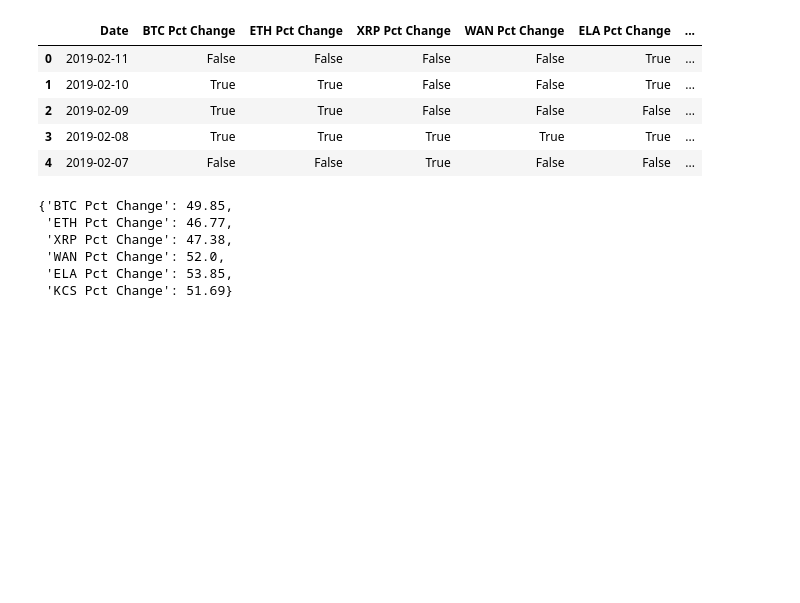
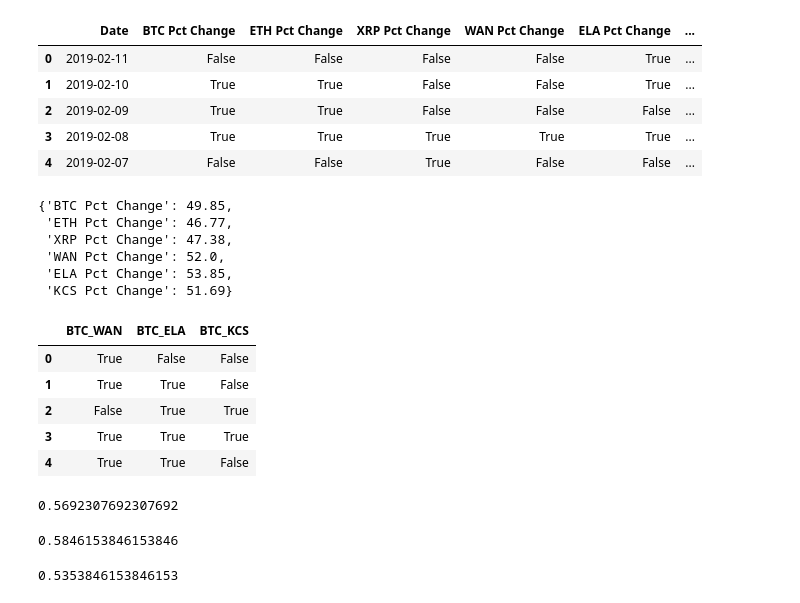
Before and after one commit to kevzha/CryptoAnalysis, a Jupyter notebook: Pct_change_df.ipynb, the cells around one changed output. Saved outputs shown, nothing was run; the diff lists cells and outputs as text; code cells hidden in the pictures; blank space fills up the shorter version.

```diff
--- a/Pct_change_df.ipynb
+++ b/Pct_change_df.ipynb
@@ -116,3 +159,54 @@ tot_pos
 # %%
 pct_change.to_csv('Pct_change_t3_b3.csv')
 pct_change_tf.to_csv('Pct_change_True_False.csv')
+# %%
+#BTC WAN
+BTC_WAN= []
+for i in list(range(0, len(pct_change_tf['BTC Pct Change']))):
+    if pct_change_tf['BTC Pct Change'][i] == pct_change_tf['WAN Pct Change'][i]:
+        BTC_WAN.append(True)
+    else:
+        BTC_WAN.append(False)
+
+BTC_ELA= []
+for i in list(range(0, len(pct_change_tf['BTC Pct Change']))):
+    if pct_change_tf['BTC Pct Change'][i] == pct_change_tf['ELA Pct Change'][i]:
+        BTC_ELA.append(True)
+    else:
+        BTC_ELA.append(False)
+
+BTC_KCS= []
+for i in list(range(0, len(pct_change_tf['BTC Pct Change']))):
+    if pct_change_tf['BTC Pct Change'][i] == pct_change_tf['KCS Pct Change'][i]:
+        BTC_KCS.append(True)
+    else:
+        BTC_KCS.append(False)
+# %%
+comp_pct=[]
+comp_col = ['BTC_WAN', 'BTC_ELA', 'BTC_KCS']
+comp_pct.append(BTC_WAN)
+comp_pct.append(BTC_ELA)
+comp_pct.append(BTC_KCS)
+# %%
+comp_pct_change = pd.DataFrame(np.array(comp_pct).reshape(325,3), columns = comp_col)
+# %%
+comp_pct_change.head()
+# %% [output]
+|  | BTC_WAN | BTC_ELA | BTC_KCS |
+| 0 | True | False | False |
+| 1 | True | True | False |
+| 2 | False | True | True |
+| 3 | True | True | True |
+| 4 | True | True | False |
+# %%
+(sum(comp_pct_change['BTC_WAN']))/325
+# %% [output]
+0.5692307692307692
+# %%
+(sum(comp_pct_change['BTC_ELA']))/325
+# %% [output]
+0.5846153846153846
+# %%
+(sum(comp_pct_change['BTC_KCS']))/325
+# %% [output]
+0.5353846153846153
```
Also changed, not shown: parts of 4 cells of this notebook.
